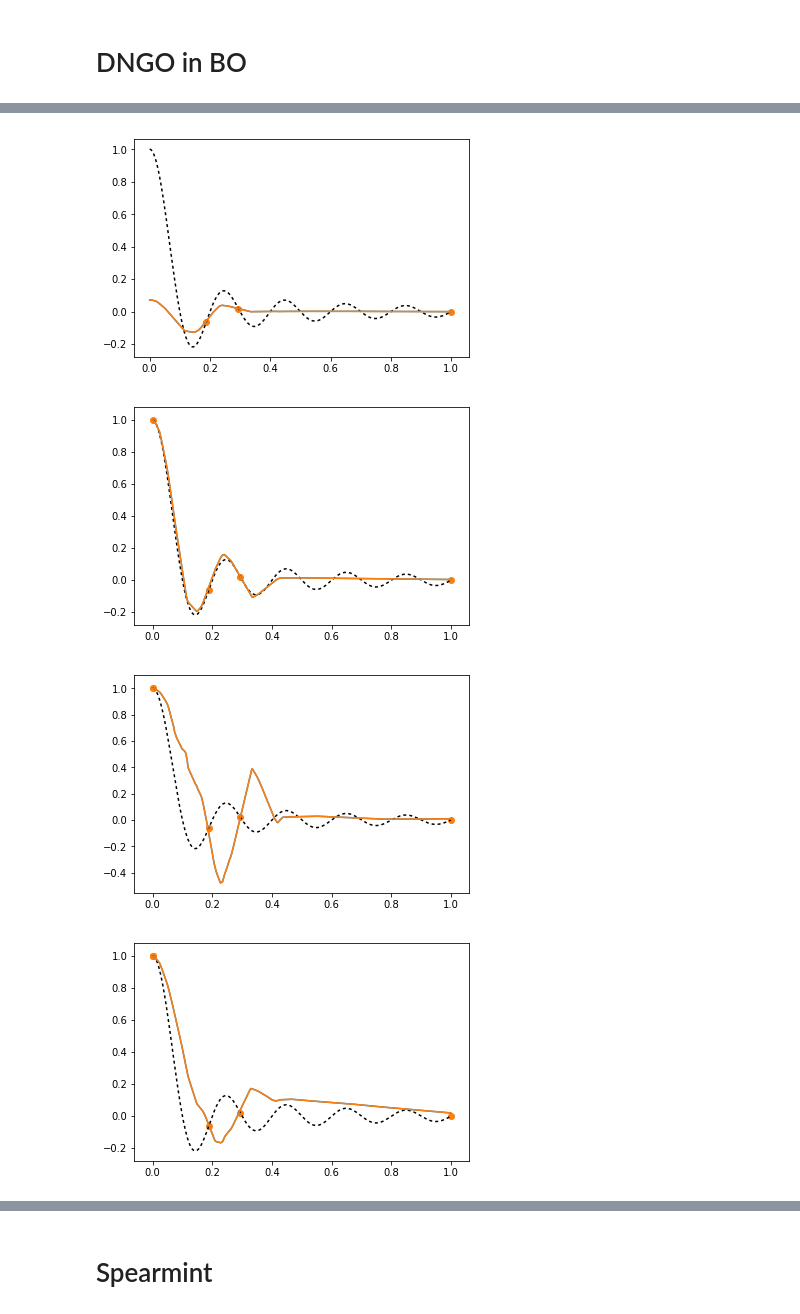
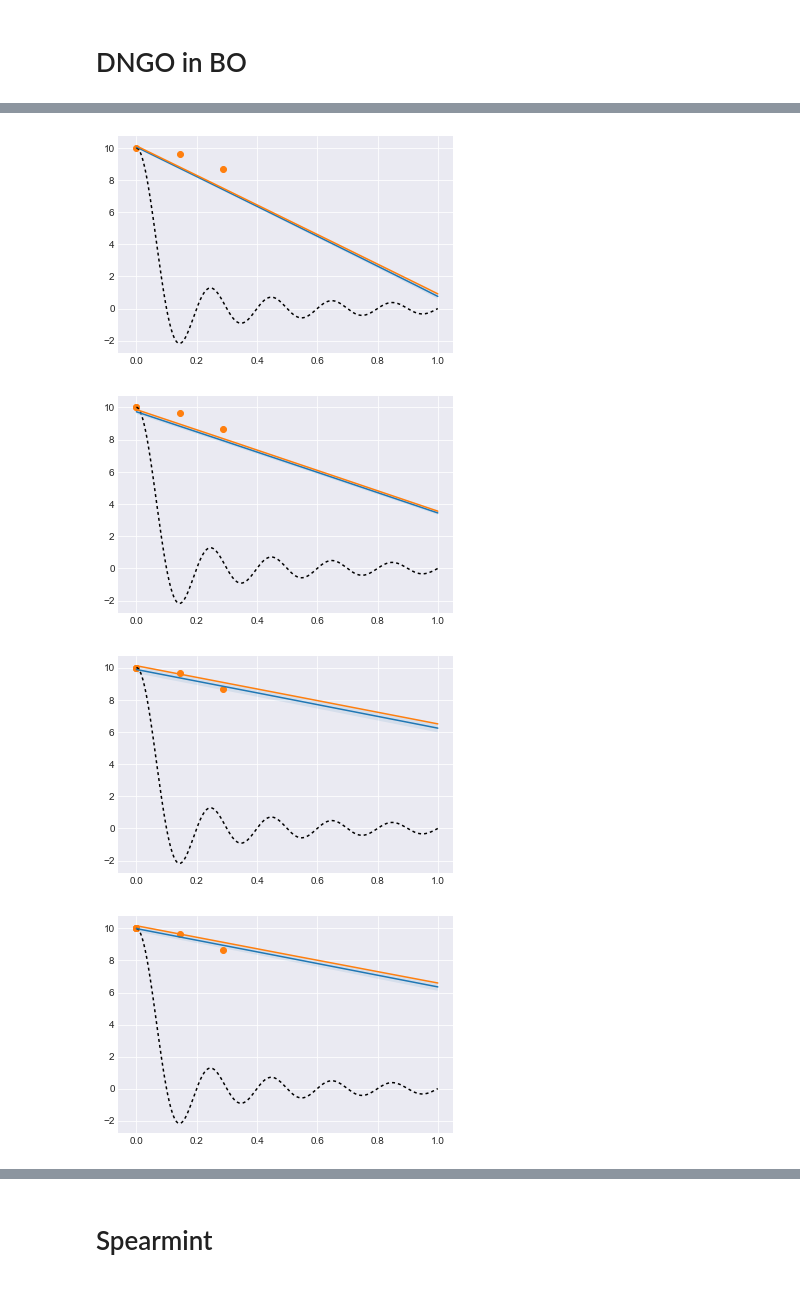
Before and after one commit to tmpethick/ensembled-dngo, a Jupyter notebook: sandbox.ipynb, the cells around one changed output, grey strips where cells are left out. Drawn from its saved outputs; the diff is of its cells as text; code cells hidden in the pictures.

```diff
--- a/sandbox.ipynb
+++ b/sandbox.ipynb
@@ -140,6 +140,8 @@ bo.m.plot()
 # %% [markdown]
 # DNGO
 # %%
+# Keras network
+
 import numpy as np
 from keras import regularizers
 from keras import optimizers
@@ -148,14 +150,15 @@ from keras.layers import Input, Dense, Dropout
 
 ############ Data #############
 def f(x):
-    return np.sinc(x * 10)
+    # return np.sin(x * 10) * 100 + 100
+    return np.sinc(x) * 10
 
 def noisy_f(x):
     # x: (n, xd) -> (n, yd)
-    return f(x) + np.random.randn(*x.shape) * 0.0
+    return f(x) + np.random.randn(*x.shape) * 0.2
 
-bounds = np.array([[0,1]])
-X = np.arange(bounds[:, 0], bounds[:, 1], 0.02).reshape(-1, 1)
+bounds = np.array([[0,10]])
+X = np.random.uniform(bounds[:, 0], bounds[:, 1], 100).reshape(-1, 1)
 Y = noisy_f(X)
 
 ########### Network ############
@@ -164,23 +167,21 @@ dim_input = 1
 dim_output = 1
 dim_basis = 50
 
-kernel_regularizer = regularizers.l2(0.01)
+kernel_regularizer = None # regularizers.l2(0.01)
 x = Input(shape=(dim_input,))
-y = Dense(1000, activation="relu",
-                kernel_regularizer=kernel_regularizer)(x)
+y = Dense(50, activation="relu",
+              kernel_regularizer=kernel_regularizer)(x)
 # y = Dropout(0.5)(y)
-y = Dense(500, activation="relu",
-               kernel_regularizer=kernel_regularizer)(y)
+y = Dense(50, activation="relu",
+              kernel_regularizer=kernel_regularizer)(y)
 # y = Dropout(0.5)(y)
 basis = Dense(dim_basis, activation="tanh",
-                        kernel_regularizer=kernel_regularizer)(y)
+                         kernel_regularizer=kernel_regularizer)(y)
 
 pred_y = Dense(dim_output, activation='linear')(basis)
+nn_basis = Model(inputs=x, outputs=basis)
 nn = Model(inputs=x, outputs=pred_y)
-nn_basis = Model(inputs=x, outputs=basis)
 
 # opt = optimizers.SGD(lr=0.5, momentum=0.001, decay=0.0, nesterov=False)
-nn.compile(optimizer='adam',
-           loss='mean_squared_error',
-           metrics=['accuracy'])
+nn.compile(optimizer='adam', loss='mean_squared_error')
 # %%
@@ -210,9 +204,10 @@ plt.plot(Xp, Yp)
 # %%
 # Replace output layer with bayesian linear regressor
 
-kernel = GPy.kern.Linear(dim_basis, ARD=True)
+kernel = GPy.kern.Linear(dim_basis) + GPy.kern.Bias(1)
 features = nn_basis.predict_on_batch(X)
 m = GPy.models.GPRegression(features,Y,kernel)
+m.randomize()
 m.optimize()
 m
 # %% [output]
@@ -227,7 +223,7 @@ Updates: True
 # %%
 # Plot confidence
 
-Xp = np.arange(np.array([0]), np.array([1]), 0.001).reshape(-1,1)
+Xp = np.linspace(bounds[:, 0], bounds[:, 1], 1000).reshape(-1,1)
 Yt = f(Xp)
 Dp = nn_basis.predict_on_batch(Xp)
 mean, var = m.predict(Dp)
@@ -240,0 +237,8 @@ plt.plot(Xp, mean)
+# %%
+# Compare with regular GP
+
+kernel = GPy.kern.RBF(1) + GPy.kern.Bias(1)
+m = GPy.models.GPRegression(X,Y,kernel)
+m.randomize()
+m.optimize()
+m.plot()
@@ -273,6 +280,7 @@ D = nn_basis.predict_on_batch(X)
 # GP
 kernel = GPy.kern.Linear(dim_basis, ARD=True)
 m = GPy.models.GPRegression(D,Y,kernel)
+m.randomize()
 m.optimize()
 
 def acq(x):
@@ -317,6 +325,7 @@ for i in range(0, n_iter):
 
     # Fit BLR
     m.set_XY(D, Y)
+    m.randomize() # TODO: or use previous?
     m.optimize()
 
     # Plot
@@ -326,4 +335,4 @@ for i in range(0, n_iter):
-[figure, old version]
+[figure, new version]
-[figure, old version]
+[figure, new version]
-[figure, old version]
+[figure, new version]
-[figure, old version]
+[figure, new version]
```
Also changed, not shown: parts of 18 cells of this notebook, 3 other files.
